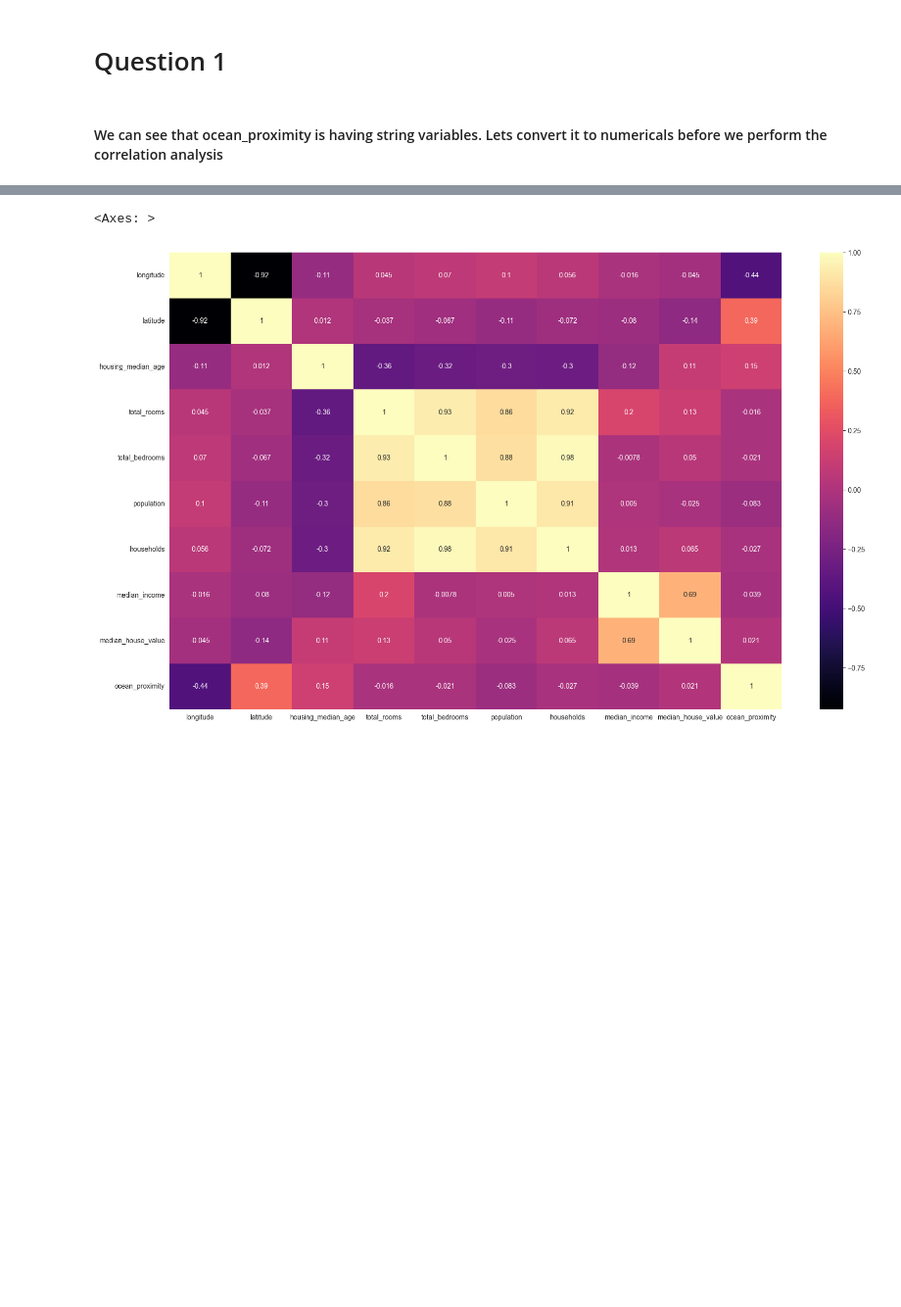
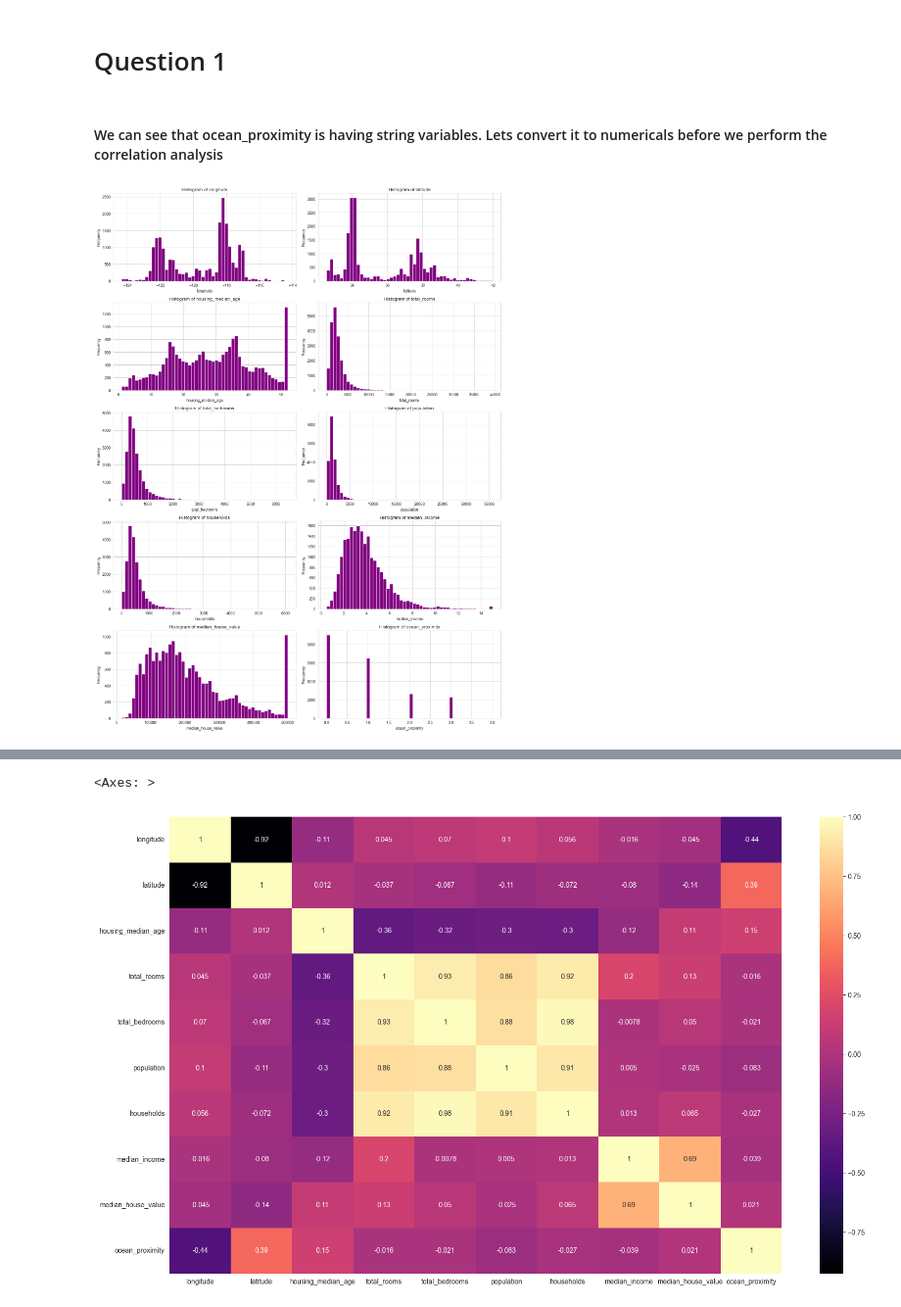
Before and after one commit to ROHIT32767/BRSM, a Jupyter notebook: Assignments/Regression Assignment/2021101113.ipynb, the cells around one changed output, grey strips where cells are left out. Shown at 98% size. Saved outputs shown, nothing was run; the diff lists cells and outputs as text; code cells hidden in the pictures; blank space fills up the shorter version.

```diff
--- a/Assignments/Regression Assignment/2021101113.ipynb
+++ b/Assignments/Regression Assignment/2021101113.ipynb
@@ -28,6 +28,22 @@ counts = df['ocean_proximity'].value_counts()
 # cleaning the data by removing the nan values and changing data to numerical variables
 df['ocean_proximity'] = df['ocean_proximity'].map({'<1H OCEAN':0, 'INLAND':1, 'NEAR OCEAN':2, 'NEAR BAY':3, 'ISLAND':4})
 df = df.dropna()
+# %%
+numeric_cols = df.columns
+num_rows = 5
+num_cols = 2
+fig, axes = plt.subplots(num_rows, num_cols, figsize=(15, 20))
+axes = axes.flatten()
+for i, col_name in enumerate(numeric_cols):
+    axes[i].hist(df[col_name], bins=50, color='purple')
+    axes[i].set_title(f'Histogram of {col_name}')
+    axes[i].set_xlabel(col_name)
+    axes[i].set_ylabel('Frequency')
+
+plt.tight_layout()
+plt.show()
+# %% [output]
+[figure, added]
 # %%
 df_1 = df['median_income']
 df_1 = np.array(pd.DataFrame(df_1, columns=['median_income'])).reshape(-1, 1)
```
Also changed, not shown: parts of 29 cells of this notebook, 1 other file.
